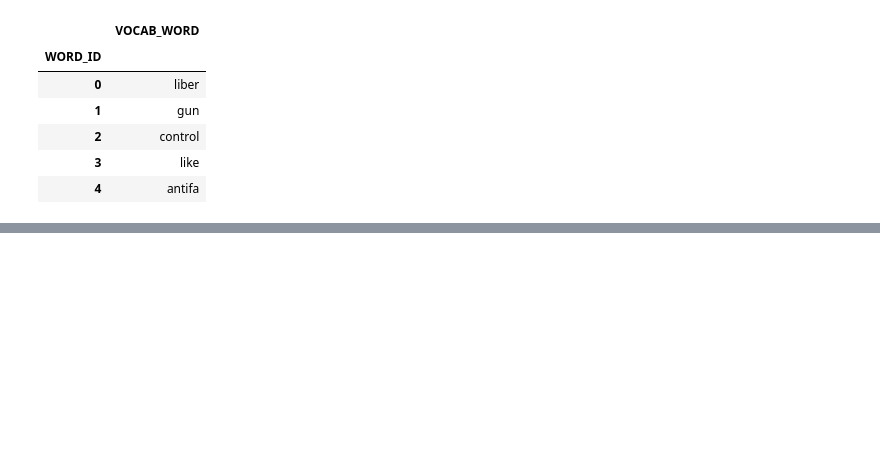
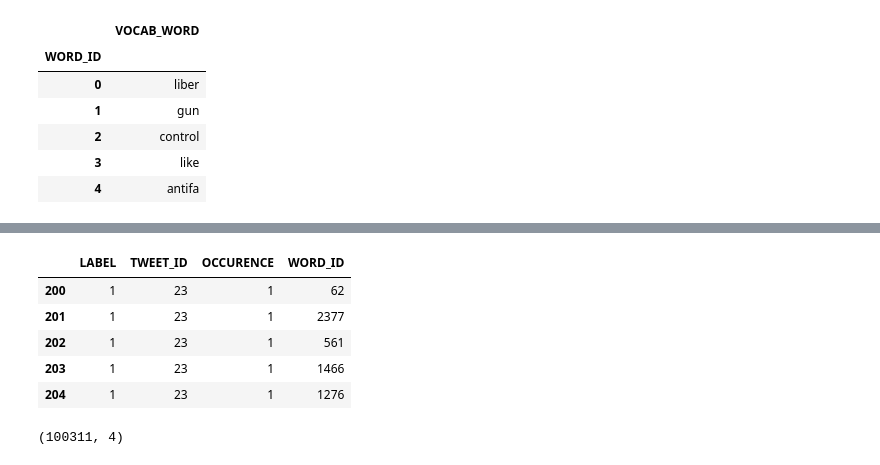
Before and after one commit to prawizard/CE888_Repo, a Jupyter notebook: Project/TweetEval_Project2.ipynb, the cells around one changed output, grey strips where cells are left out. Drawn from its saved outputs; the diff is of its cells as text; code cells hidden in the pictures; blank space fills up the shorter version.

```diff
--- a/Project/TweetEval_Project2.ipynb
+++ b/Project/TweetEval_Project2.ipynb
@@ -283,0 +321,21 @@ vocab.head()
+# %%
+def make_sparse_matrix(df, indexed_words, labels):
+  nr_rows=df.shape[0]
+  nr_cols=df.shape[1]
+  word_set=set(indexed_words)
+  dict_list=[]
+
+  for i in range(nr_rows):
+    for j in range(nr_cols):
+      word=df.iat[i,j]
+      if word in word_set:
+        tw_id=df.index[i]
+        word_id=indexed_words.get_loc(word)
+        category=labels.at[tw_id+1]
+        item={'LABEL':category , 'TWEET_ID': tw_id, 'OCCURENCE':1, 'WORD_ID':word_id}
+
+        dict_list.append(item)
+  return pd.DataFrame(dict_list)
+# %%
+%%time
+sparse_train_df=make_sparse_matrix(word_columns_df, word_index, df.CATEGORY)
@@ -283,0 +345,13 @@ vocab.head()
+# %%
+sparse_train_df[200:205]
+# %% [output]
+|  | LABEL | TWEET_ID | OCCURENCE | WORD_ID |
+| 200 | 1 | 23 | 1 | 62 |
+| 201 | 1 | 23 | 1 | 2377 |
+| 202 | 1 | 23 | 1 | 561 |
+| 203 | 1 | 23 | 1 | 1466 |
+| 204 | 1 | 23 | 1 | 1276 |
+# %%
+sparse_train_df.shape
+# %% [output]
+(100311, 4)
```
Also changed, not shown: parts of 11 cells of this notebook.
